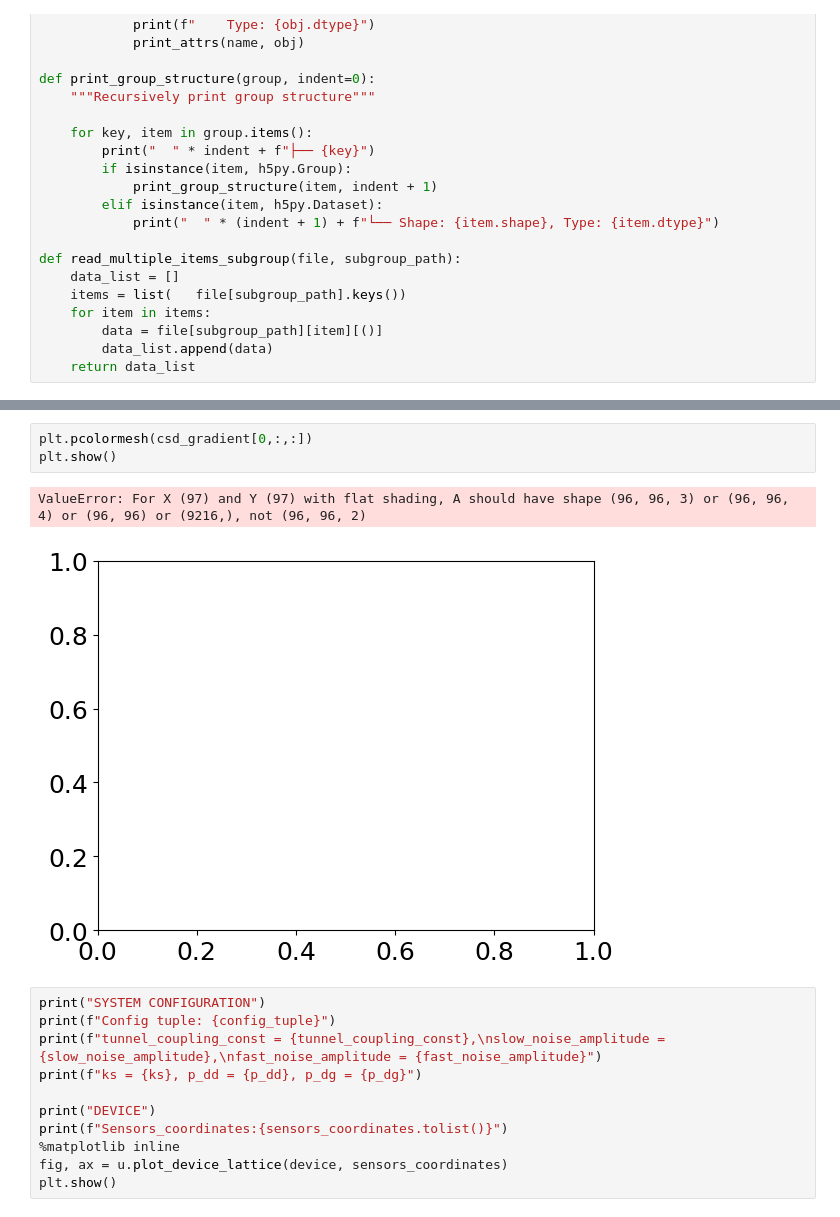
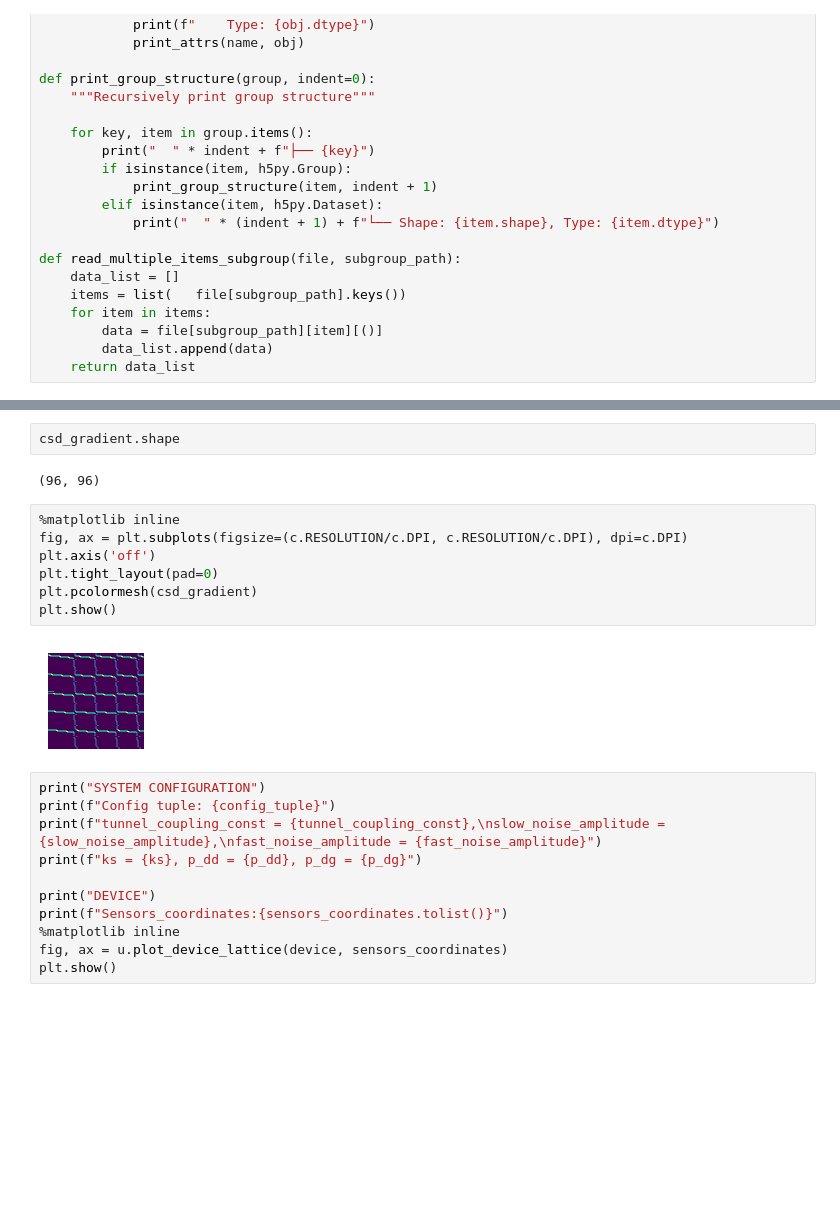
Before and after one commit to KREFT-QS-13/learning-QDs-parameters, a Jupyter notebook: example.ipynb, the cells around one changed output, grey strips where cells are left out. Saved outputs shown, nothing was run; the diff lists cells and outputs as text; blank space fills up the shorter version.

```diff
--- a/example.ipynb
+++ b/example.ipynb
@@ -130,9 +125,16 @@ NameError: name 'cuts' is not defined
-# %%
-plt.pcolormesh(csd_gradient[0,:,:])
-plt.show()
-# %% [output]
-ValueError: For X (97) and Y (97) with flat shading, A should have shape (96, 96, 3) or (96, 96, 4) or (96, 96) or (9216,), not (96, 96, 2)
-[figure, removed]
+# %%
+csd_gradient.shape
+# %% [output]
+(96, 96)
+# %%
+%matplotlib inline
+fig, ax = plt.subplots(figsize=(c.RESOLUTION/c.DPI, c.RESOLUTION/c.DPI), dpi=c.DPI)
+plt.axis('off')
+plt.tight_layout(pad=0)
+plt.pcolormesh(csd_gradient)
+plt.show()
+# %% [output]
+[figure, added]
 # %%
 print("SYSTEM CONFIGURATION")
 print(f"Config tuple: {config_tuple}")
```
Also changed, not shown: parts of 4 cells of this notebook, 5 other files.
